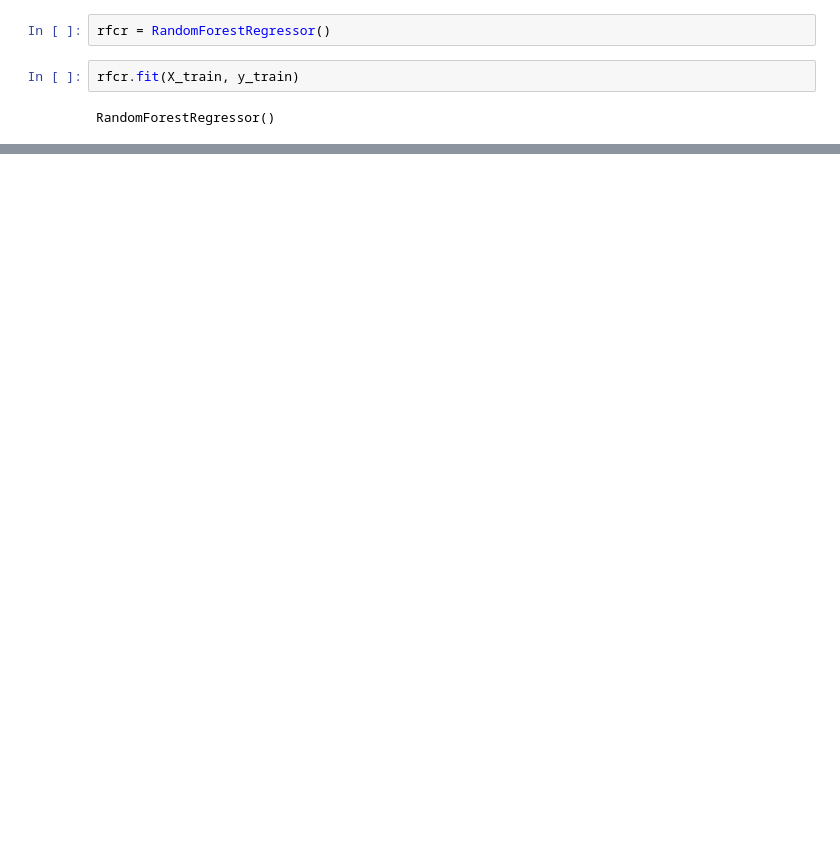
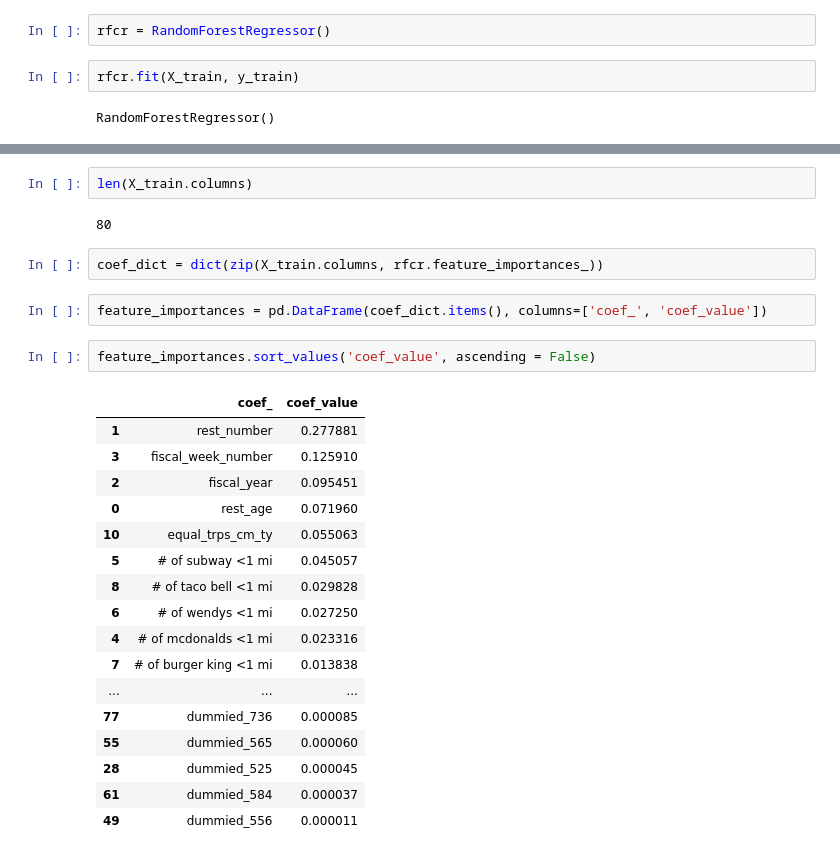
Before and after one commit to will4865/Inspire-Brands-Case-Study, a Jupyter notebook: technical-case-study.ipynb, the cells around one changed output, grey strips where cells are left out. Drawn from its saved outputs; the diff is of its cells as text; blank space fills up the shorter version.

```diff
--- a/technical-case-study.ipynb
+++ b/technical-case-study.ipynb
@@ -1535,0 +1429,28 @@ rfcr.score(X_test, y_test)
+# %%
+len(X_train.columns)
+# %% [output]
+80
+# %%
+coef_dict = dict(zip(X_train.columns, rfcr.feature_importances_))
+# %%
+feature_importances = pd.DataFrame(coef_dict.items(), columns=['coef_', 'coef_value'])
+# %%
+feature_importances.sort_values('coef_value', ascending = False)
+# %% [output]
+|  | coef_ | coef_value |
+| 1 | rest_number | 0.277881 |
+| 3 | fiscal_week_number | 0.125910 |
+| 2 | fiscal_year | 0.095451 |
+| 0 | rest_age | 0.071960 |
+| 10 | equal_trps_cm_ty | 0.055063 |
+| 5 | # of subway <1 mi | 0.045057 |
+| 8 | # of taco bell <1 mi | 0.029828 |
+| 6 | # of wendys <1 mi | 0.027250 |
+| 4 | # of mcdonalds <1 mi | 0.023316 |
+| 7 | # of burger king <1 mi | 0.013838 |
+| ... | ... | ... |
+| 77 | dummied_736 | 0.000085 |
+| 55 | dummied_565 | 0.000060 |
+| 28 | dummied_525 | 0.000045 |
+| 61 | dummied_584 | 0.000037 |
+| 49 | dummied_556 | 0.000011 |
```
Also changed, not shown: parts of 30 cells of this notebook.
